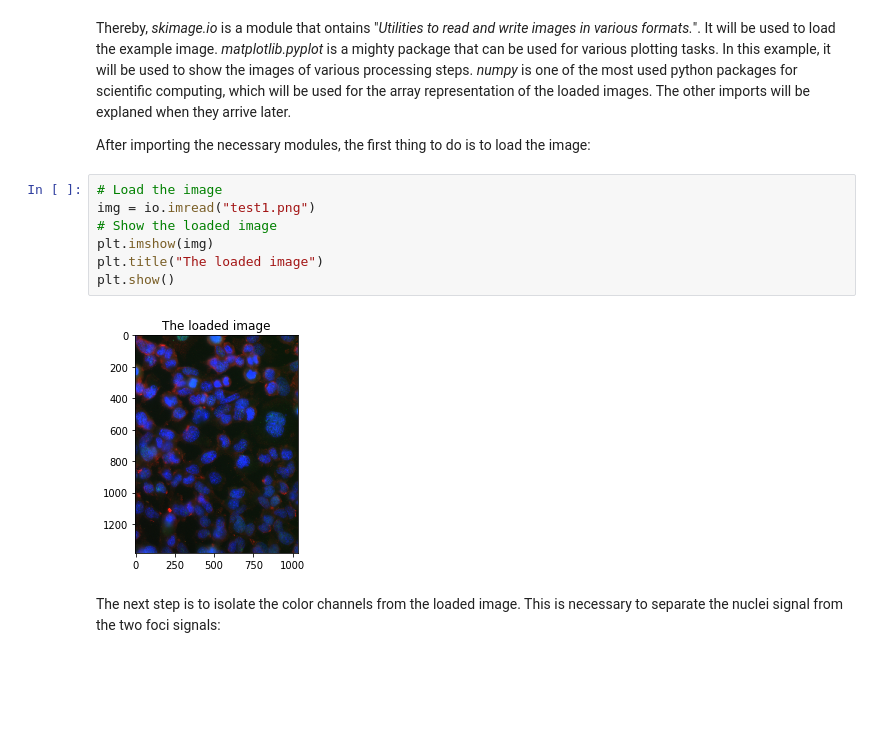
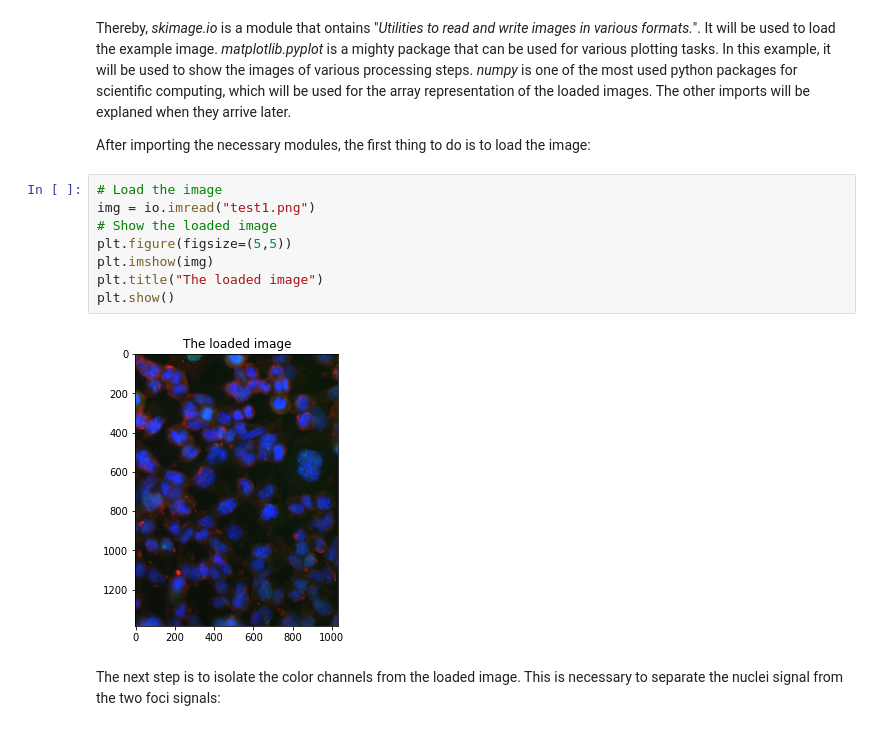
Before and after one commit to SilMon/DSB-Analysis-Notebook, a Jupyter notebook: DSB Analysis Python.ipynb, the cells around one changed output. Saved outputs shown, nothing was run; the diff lists cells and outputs as text; blank space fills up the shorter version.

```diff
--- a/DSB Analysis Python.ipynb
+++ b/DSB Analysis Python.ipynb
@@ -20,12 +20,13 @@ After importing the necessary modules, the first thing to do is to load the imag
 # %%
 # Load the image
 img = io.imread("test1.png")
 # Show the loaded image
+plt.figure(figsize=(5,5))
 plt.imshow(img)
 plt.title("The loaded image")
 plt.show()
 # %% [output]
-[figure, old version]
+[figure, new version]
 # %% [markdown]
 The next step is to isolate the color channels from the loaded image. This is necessary to separate the nuclei signal from the two foci signals:
 # %%
```
Also changed, not shown: parts of 3 cells of this notebook.
